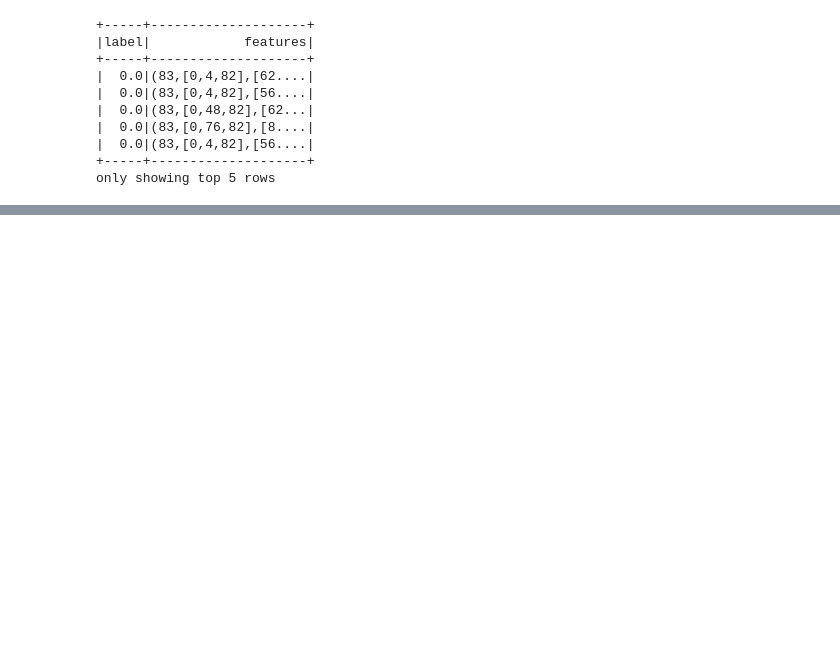
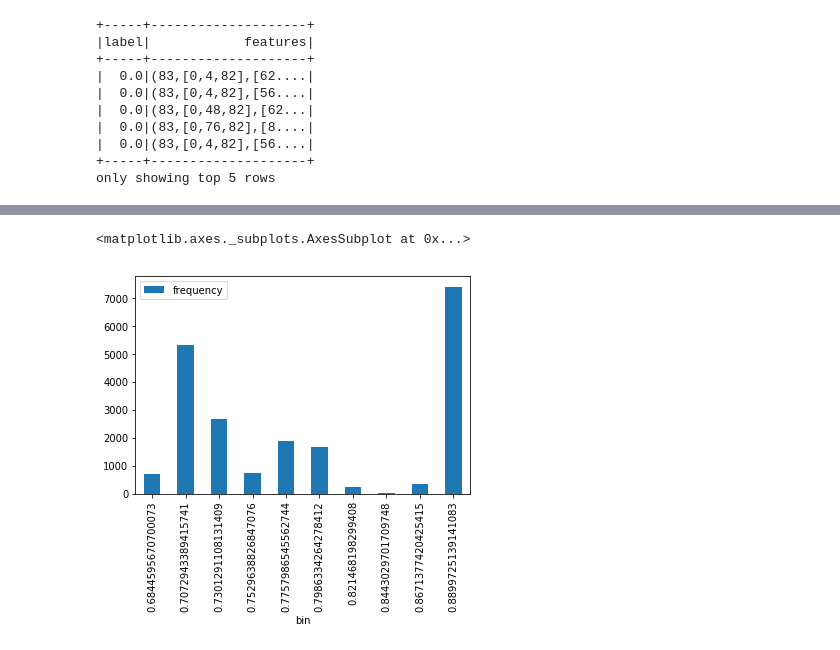
Before and after one commit to yzhu017/Assignment4, a Jupyter notebook: appointment.ipynb, the cells around one changed output, grey strips where cells are left out. Saved outputs shown, nothing was run; the diff lists cells and outputs as text; code cells hidden in the pictures; blank space fills up the shorter version.

```diff
--- a/appointment.ipynb
+++ b/appointment.ipynb
@@ -584,0 +654,7 @@ Test Dataset Count: 21023
+# %%
+pipeline2 = Pipeline(stages=[Neighbourhood_indexer, Booking_indexer, NoShow_indexer,
+                            Neighbourhood_encoder, Booking_encoder, assembler2])
+pipeline_model2 = pipeline2.fit(df)
+pipe_df2 = pipeline_model2.transform(df)
+pipe_df2 = pipe_df2.select('label', 'features')
+pipe_df2.show(5)
@@ -584,0 +672,4 @@ Test Dataset Count: 21023
+# %%
+train_data2, test_data2 = pipe_df2.randomSplit([0.8,0.2])
+print("Training Dataset Count: " + str(train_data2.count()))
+print("Test Dataset Count: " + str(test_data2.count()))
@@ -585,6 +679,6 @@ Test Dataset Count: 21023
 # %%
-rf = RandomForestClassifier(featuresCol='features',labelCol='label',numTrees=10)
-rf = rf.fit(train_data)
-result = rf.transform(test_data)
+rf2 = RandomForestClassifier(featuresCol='features',labelCol='label',numTrees=100)
+rf2 = rf2.fit(train_data2)
+result2 = rf2.transform(test_data2)
 # %%
 evaluator=MulticlassClassificationEvaluator(labelCol='label',metricName='accuracy')
@@ -669,0 +731,13 @@ pandasDF
+# %%
+from pyspark.sql.functions import udf
+from pyspark.sql.types import FloatType
+
+probability = udf(lambda v:float(v[0]),FloatType())
+# %%
+histo=result2.select(probability('probability')).rdd.flatMap(lambda x: x).histogram(10)
+pd.DataFrame(
+list(zip(*histo)),
+columns=['bin','frequency']).set_index('bin').plot(kind='bar')
+# %% [output]
+<matplotlib.axes._subplots.AxesSubplot at 0x...>
+[figure, added]
```
Also changed, not shown: parts of 30 cells of this notebook.
